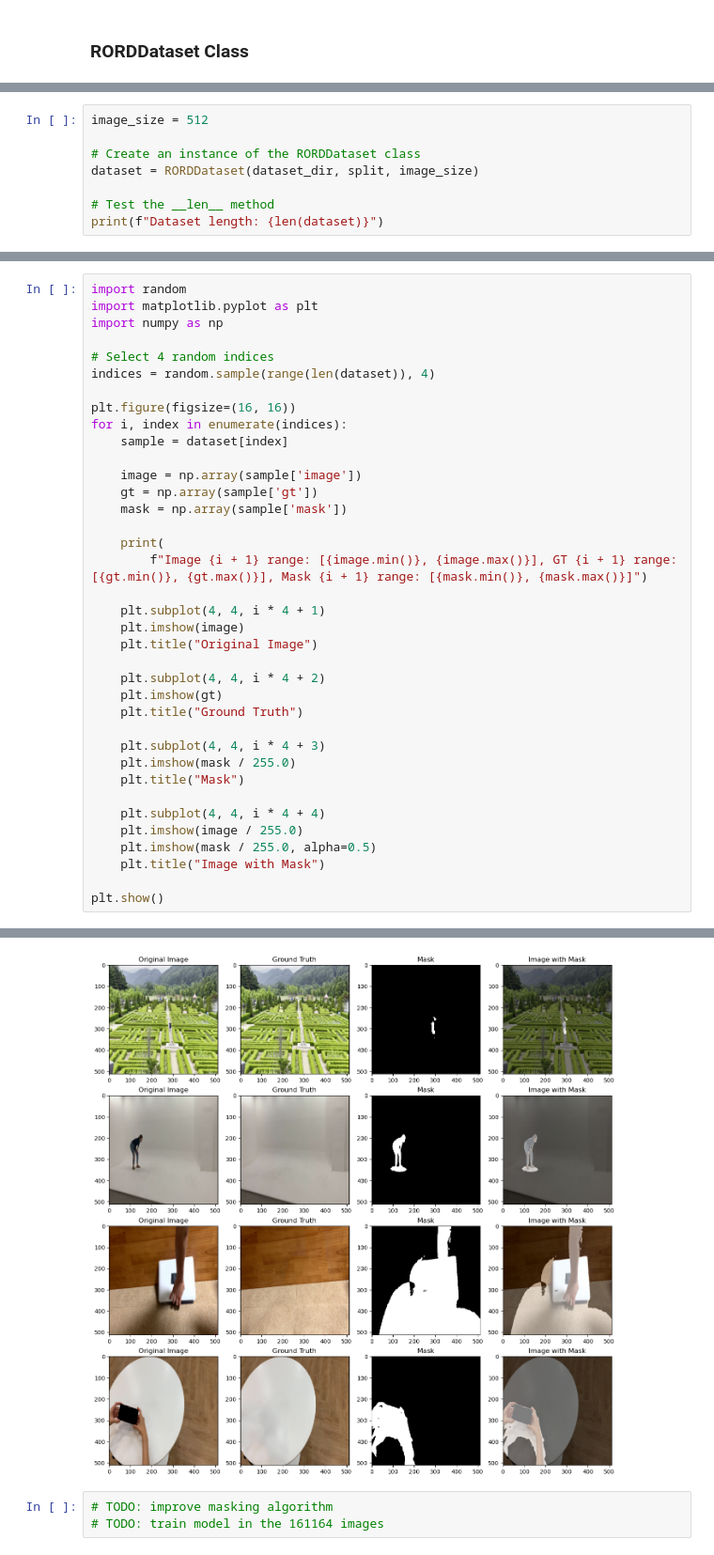
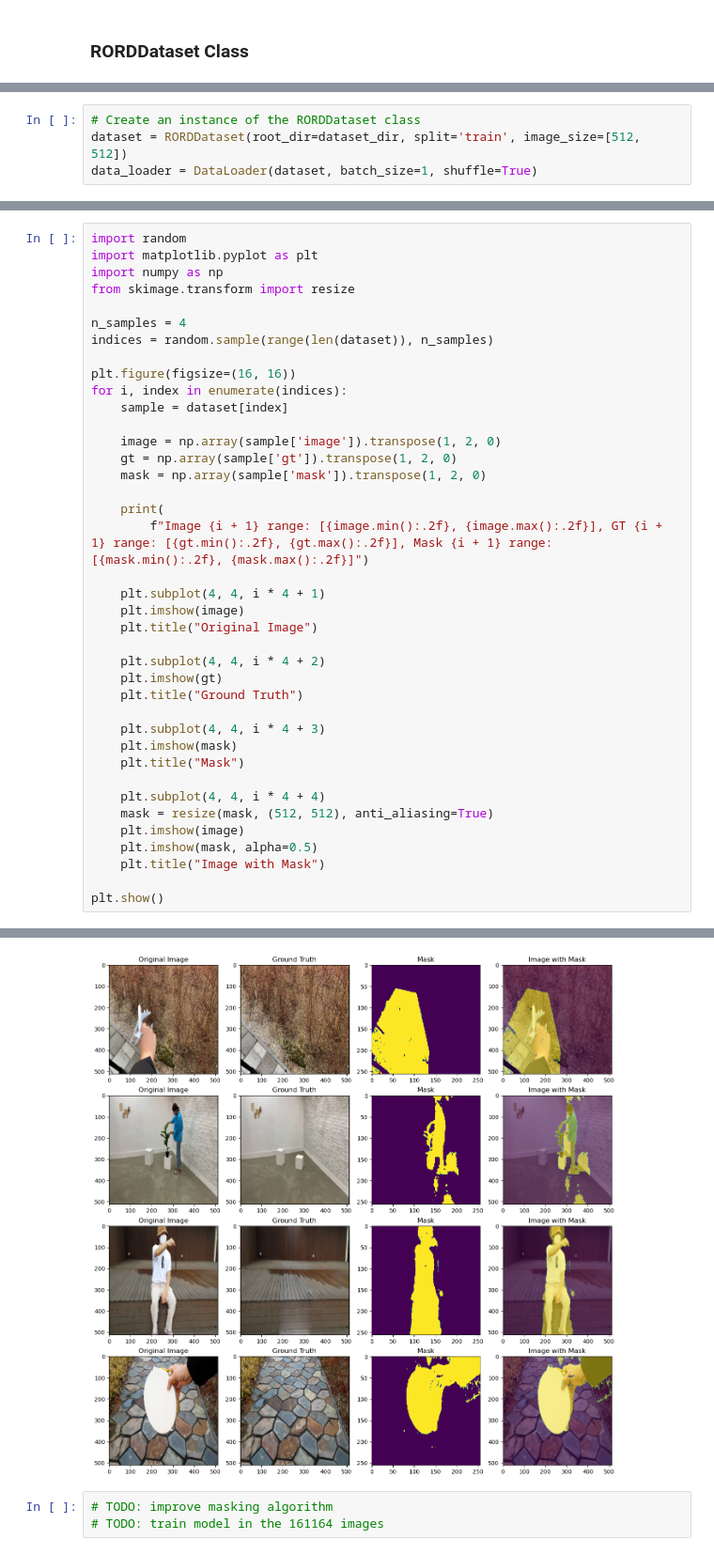
Before and after one commit to CIIC-C-T-Polytechnic-of-Leiria/InPainTor, a Jupyter notebook: notebooks/2_RORDDataset_class_test.ipynb, the cells around one changed output, grey strips where cells are left out. Shown at 94% size. Saved outputs shown, nothing was run; the diff lists cells and outputs as text.

```diff
--- a/notebooks/2_RORDDataset_class_test.ipynb
+++ b/notebooks/2_RORDDataset_class_test.ipynb
@@ -39,9 +43,5 @@ train_dir = os.path.join(dataset_dir, split)
 # %%
-image_size = 512
-
 # Create an instance of the RORDDataset class
-dataset = RORDDataset(dataset_dir, split, image_size)
-
-# Test the __len__ method
-print(f"Dataset length: {len(dataset)}")
+dataset = RORDDataset(root_dir=dataset_dir, split='train', image_size=[512, 512])
+data_loader = DataLoader(dataset, batch_size=1, shuffle=True)
 # %% [output]
@@ -66,20 +56,21 @@ Loading mask file 8401/1
 import random
 import matplotlib.pyplot as plt
 import numpy as np
+from skimage.transform import resize
 
-# Select 4 random indices
-indices = random.sample(range(len(dataset)), 4)
+n_samples = 4
+indices = random.sample(range(len(dataset)), n_samples)
 
 plt.figure(figsize=(16, 16))
 for i, index in enumerate(indices):
     sample = dataset[index]
 
-    image = np.array(sample['image'])
-    gt = np.array(sample['gt'])
-    mask = np.array(sample['mask'])
+    image = np.array(sample['image']).transpose(1, 2, 0)
+    gt = np.array(sample['gt']).transpose(1, 2, 0)
+    mask = np.array(sample['mask']).transpose(1, 2, 0)
 
     print(
-        f"Image {i + 1} range: [{image.min()}, {image.max()}], GT {i + 1} range: [{gt.min()}, {gt.max()}], Mask {i + 1} range: [{mask.min()}, {mask.max()}]")
+        f"Image {i + 1} range: [{image.min():.2f}, {image.max():.2f}], GT {i + 1} range: [{gt.min():.2f}, {gt.max():.2f}], Mask {i + 1} range: [{mask.min():.2f}, {mask.max():.2f}]")
 
     plt.subplot(4, 4, i * 4 + 1)
     plt.imshow(image)
@@ -90,12 +81,13 @@ for i, index in enumerate(indices):
     plt.title("Ground Truth")
 
     plt.subplot(4, 4, i * 4 + 3)
-    plt.imshow(mask / 255.0)
+    plt.imshow(mask)
     plt.title("Mask")
 
     plt.subplot(4, 4, i * 4 + 4)
-    plt.imshow(image / 255.0)
-    plt.imshow(mask / 255.0, alpha=0.5)
+    mask = resize(mask, (512, 512), anti_aliasing=True)
+    plt.imshow(image)
+    plt.imshow(mask, alpha=0.5)
     plt.title("Image with Mask")
 
 plt.show()
@@ -107,4 +99,4 @@ Image 4 range: [0, 248], GT 4 range: [0, 248], Mask 4 range: [0.0, 255.0]
-[figure, old version]
+[figure, new version]
 # %%
 # TODO: improve masking algorithm
 # TODO: train model in the 161164 images
```
Also changed, not shown: parts of 6 cells of this notebook, 6 other files.
